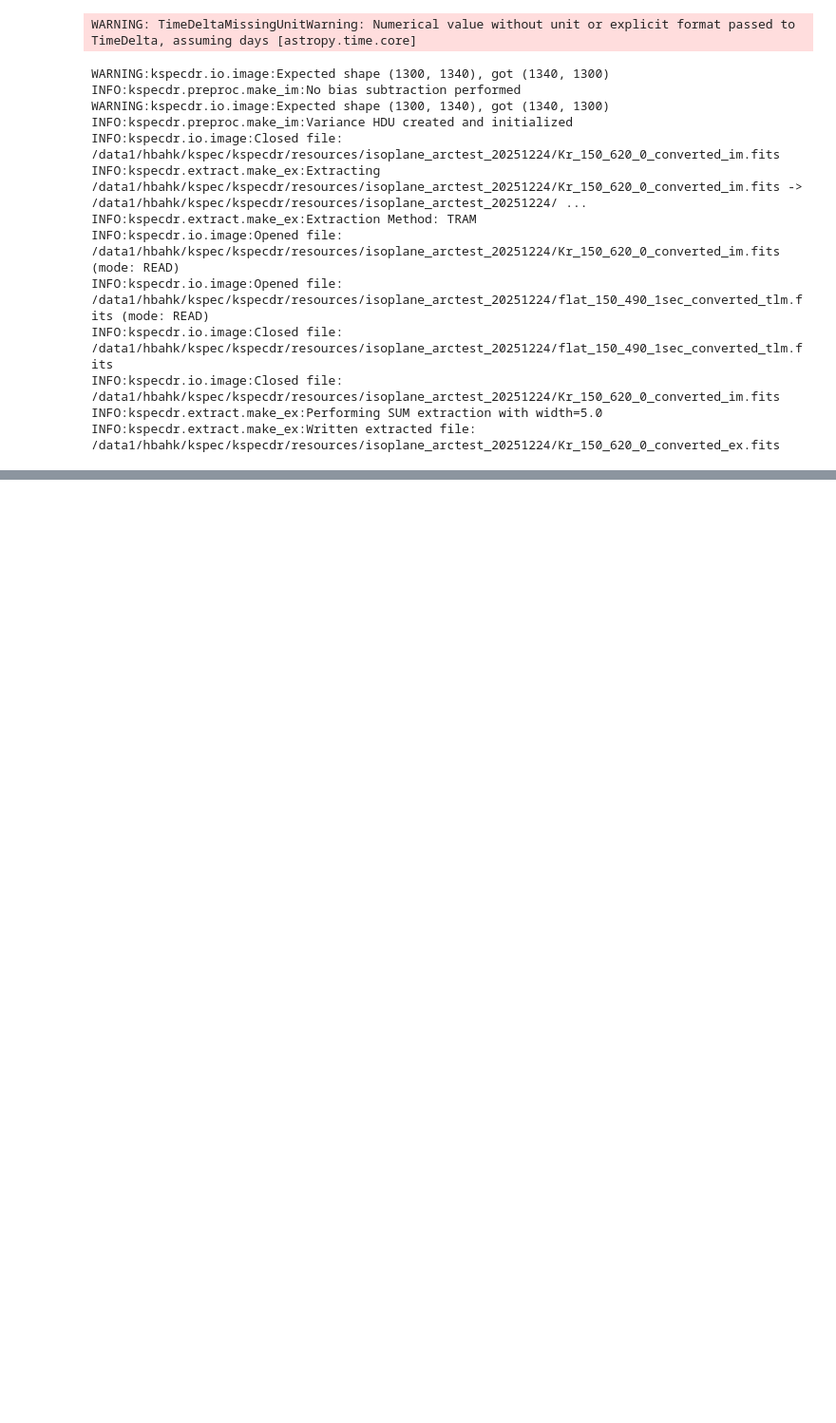
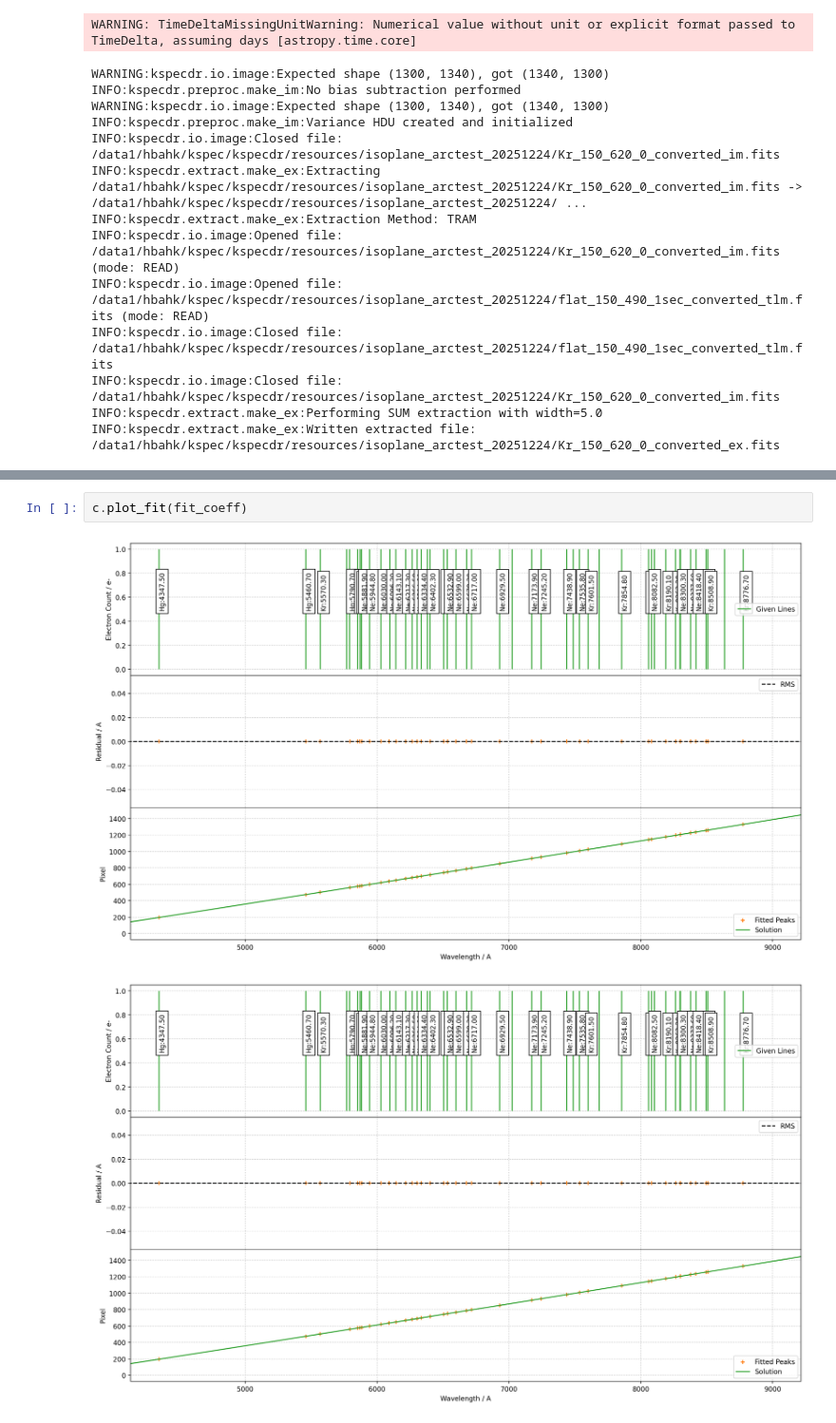
Before and after one commit to hbahk/kspecdr, a Jupyter notebook: notebooks/test_arc_20251224.ipynb, the cells around one changed output, grey strips where cells are left out. Shown at 95% size. Saved outputs shown, nothing was run; the diff lists cells and outputs as text; blank space fills up the shorter version.

```diff
--- a/notebooks/test_arc_20251224.ipynb
+++ b/notebooks/test_arc_20251224.ipynb
@@ -945,0 +1191,5 @@ No.    Name      Ver    Type      Cards   Dimensions   Format
+# %%
+c.plot_fit(fit_coeff)
+# %% [output]
+[figure, added]
+[figure, added]
```
Also changed, not shown: parts of 25 cells of this notebook, 5 other files.
